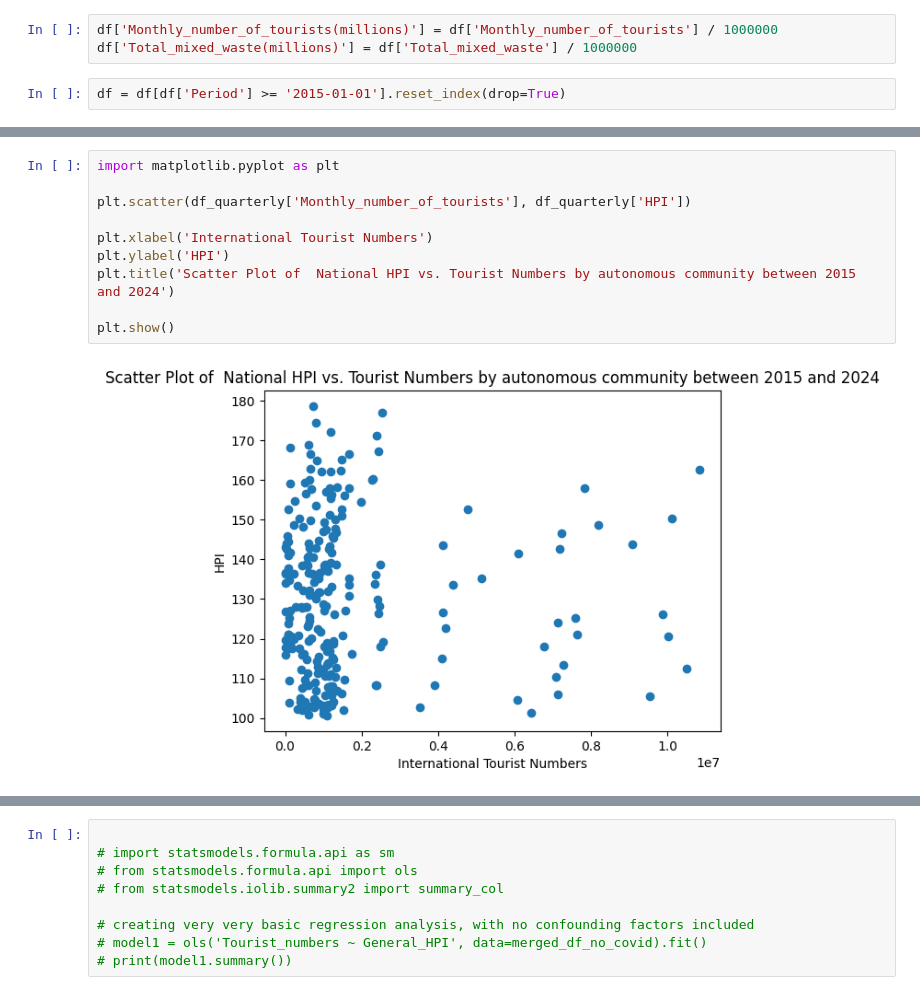
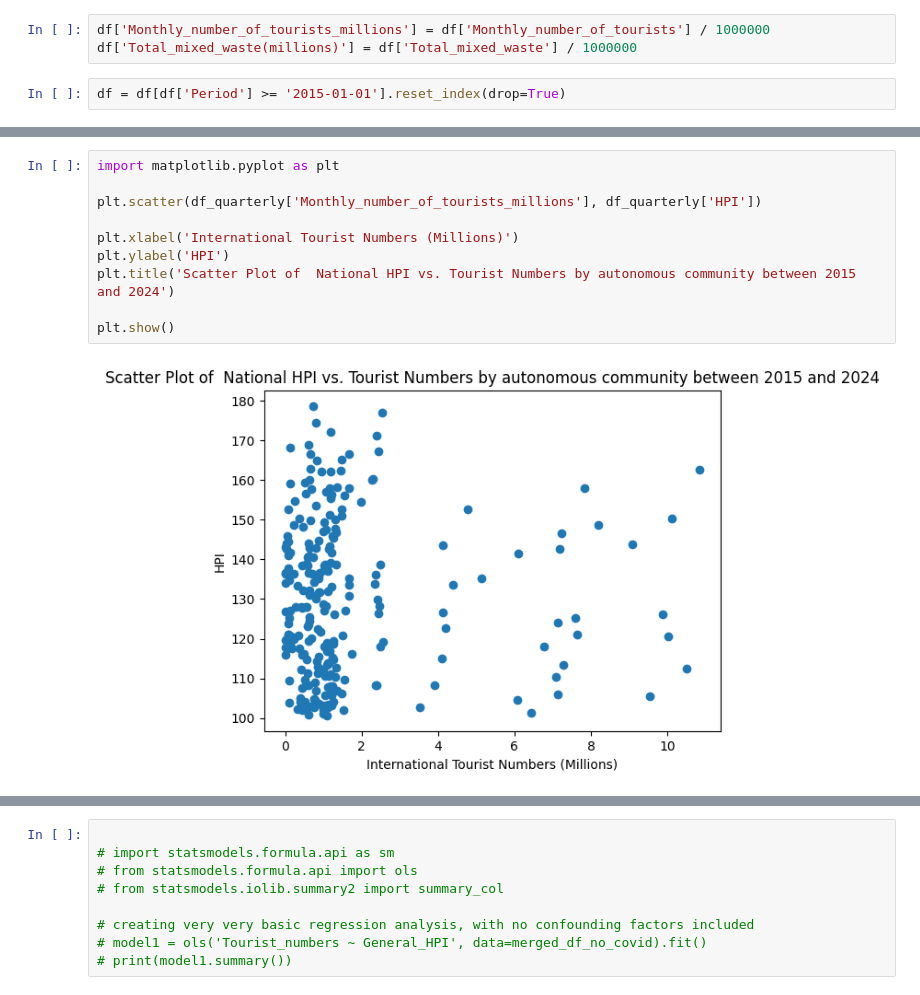
Before and after one commit to haruhiysd/QM-Group-Project, a Jupyter notebook: scatter_plots.ipynb, the cells around one changed output, grey strips where cells are left out. Saved outputs shown, nothing was run; the diff lists cells and outputs as text.

```diff
--- a/scatter_plots.ipynb
+++ b/scatter_plots.ipynb
@@ -20,7 +20,7 @@ df.head()
 # %%
 df['Period'] = pd.to_datetime(df['Period'])
 # %%
-df['Monthly_number_of_tourists(millions)'] = df['Monthly_number_of_tourists'] / 1000000
+df['Monthly_number_of_tourists_millions'] = df['Monthly_number_of_tourists'] / 1000000
 df['Total_mixed_waste(millions)'] = df['Total_mixed_waste'] / 1000000
 # %%
 df = df[df['Period'] >= '2015-01-01'].reset_index(drop=True)
@@ -44,15 +44,15 @@ df_quarterly
 # %%
 import matplotlib.pyplot as plt
 
-plt.scatter(df_quarterly['Monthly_number_of_tourists'], df_quarterly['HPI'])
+plt.scatter(df_quarterly['Monthly_number_of_tourists_millions'], df_quarterly['HPI'])
 
-plt.xlabel('International Tourist Numbers')
+plt.xlabel('International Tourist Numbers (Millions)')
 plt.ylabel('HPI')
 plt.title('Scatter Plot of  National HPI vs. Tourist Numbers by autonomous community between 2015 and 2024')
 
 plt.show()
 # %% [output]
-[figure, old version]
+[figure, new version]
 # %%
 
 #taking out covid outliers
```
Also changed, not shown: parts of 12 cells of this notebook.
